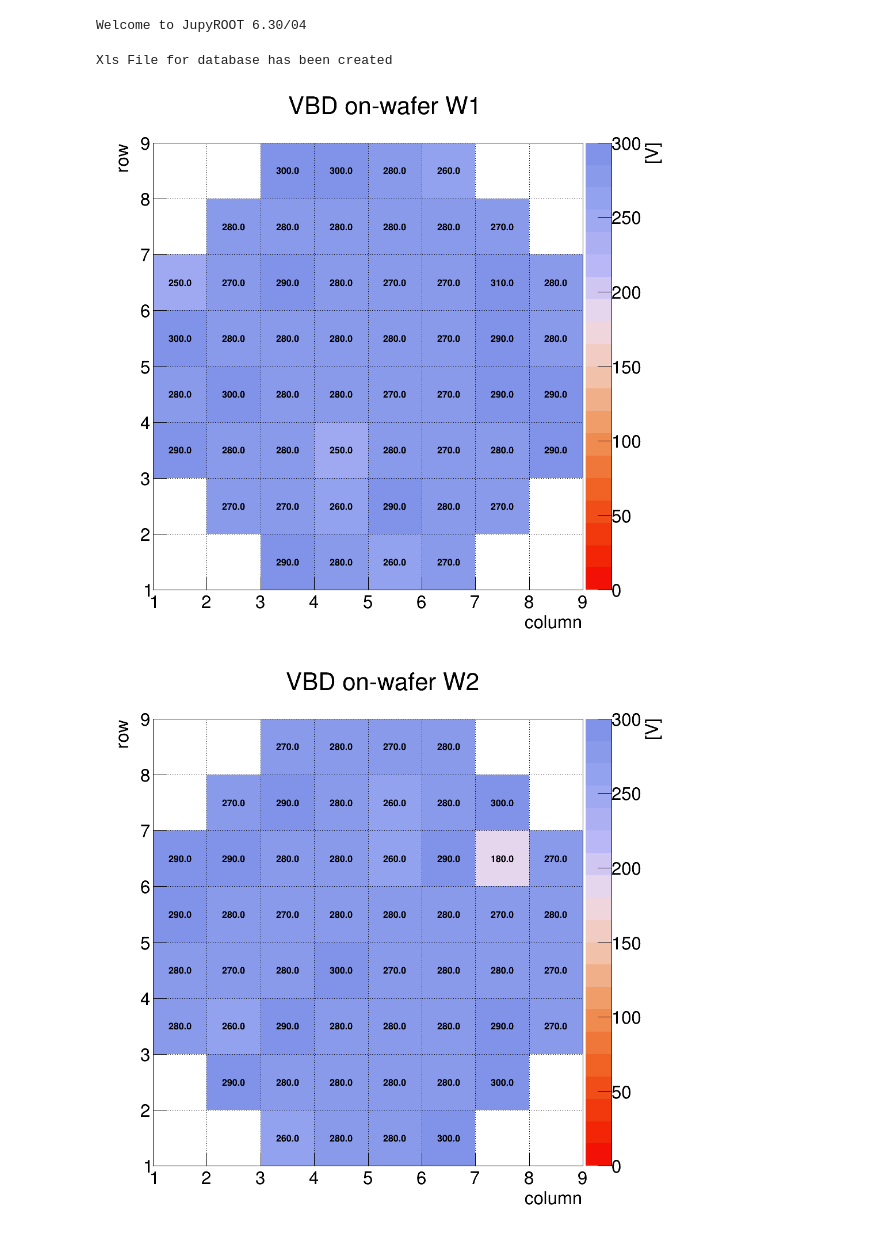
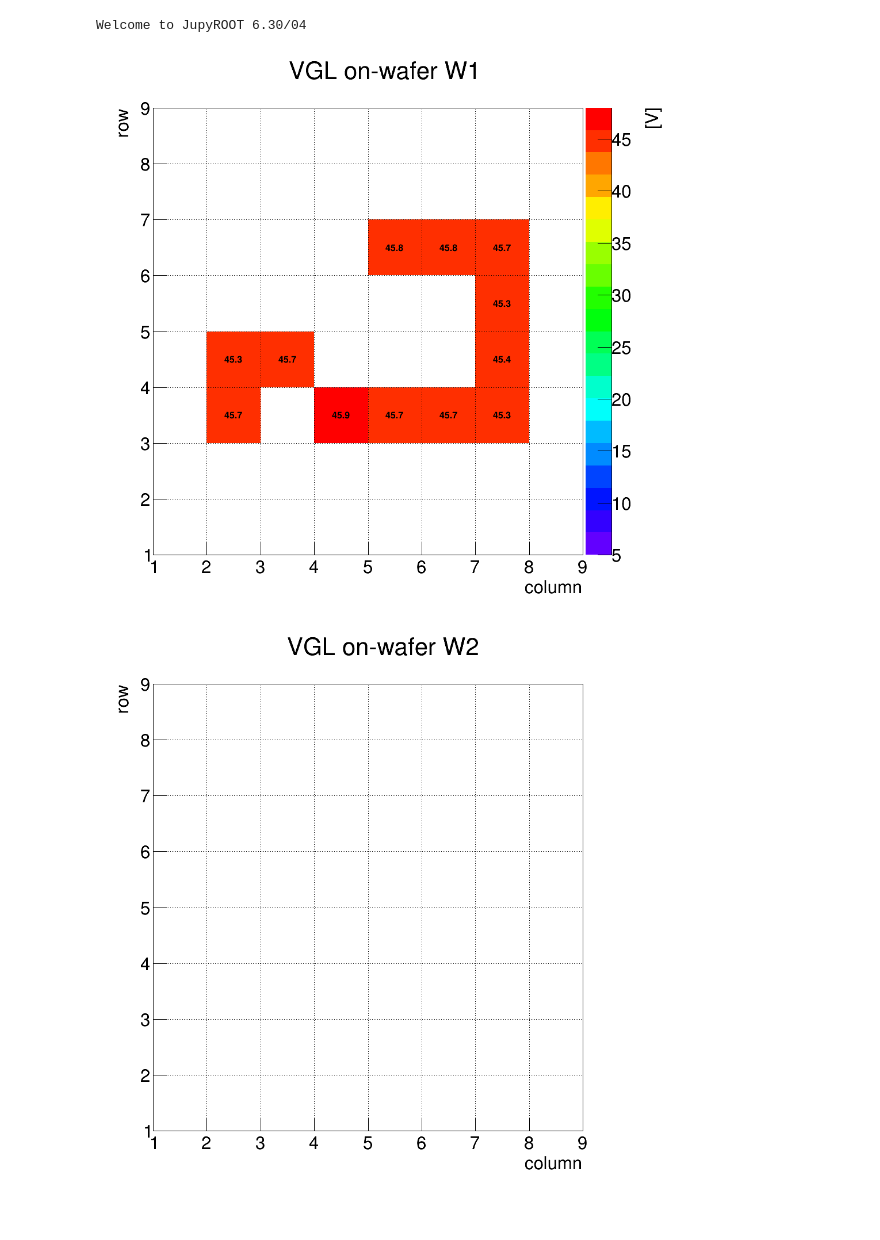
Before and after one commit to icosivi/Torino_ETL_QAQC, a Jupyter notebook: Test_Array_Vendor_CV.ipynb, the cells around one changed output. Saved outputs shown, nothing was run; the diff lists cells and outputs as text; code cells hidden in the pictures.

```diff
--- a/Test_Array_Vendor_CV.ipynb
+++ b/Test_Array_Vendor_CV.ipynb
@@ -49,13 +49,13 @@ dtz.astimezone(pytz.timezone("Europe/Rome"))
 
 invert_polarity=True
 
-file_qa = root.TFile.Open("../../root_files/UFSDLF_1x1_IVtree.root")
+file_qa = root.TFile.Open("../../root_files/UFSDLF_1x1_CVtree_ETL-site.root")
 tree_qa = file_qa.Get("Tree")
 
 low_GL_bias = 5.,5.,5.,5.,5.,5.,5.,5.,5.,5.,5.,5.,5.,5.,5.  #limite basso del fit (in voltaggio)
-high_GL_bias = 20.,20.,20.,20.,20.,20.,20.,20.,20.,20.,20.,20.,20.,20.,20.  #limite alto del fit (in voltaggio)
-low_bulk_bias = 22.,22.,22.,22.,22.,22.,22.,22.,22.,22.,22.,22.,22.,22.,22.  #limite basso del fit (in voltaggio)
-high_bulk_bias = 23.,23.,23.,23.,23.,23.,23.,23.,23.,23.,23.,23.,23.,23.,23.  #limite alto del fit (in voltaggio)
+high_GL_bias = 44.,44.,44.,44.,44.,44.,44.,44.,44.,20.,20.,20.,20.,20.,20.  #limite alto del fit (in voltaggio)
+low_bulk_bias = 45.,45.,45.,45.,45.,45.,45.,45.,45.,22.,22.,22.,22.,22.,22.  #limite basso del fit (in voltaggio)
+high_bulk_bias = 48.,48.,48.,48.,48.,48.,48.,48.,48.,23.,23.,23.,23.,23.,23.  #limite alto del fit (in voltaggio)
 k_high = 50.
 k_low = 10.
 
@@ -77,8 +77,7 @@ hbump_qa = []
 hcount_qa = []
 
 for i in range(n_wafer):
-    hVgl_qa.append( TH2F( "V_qa_W"+str(i+1), "VBD on-wafer W"+str(i+1), n_col,start_col,(start_col+n_col),n_row,start_row,(start_row+n_row) ) )
-    hbump_qa.append( TH2F( "bump_qa_W"+str(i+1), "Categories on-wafer W"+str(i+1), n_col,start_col,(start_col+n_col),n_row,start_row,(start_row+n_row)) )
+    hVgl_qa.append( TH2F( "Vgl_qa_W"+str(i+1), "VGL on-wafer W"+str(i+1), n_col,start_col,(start_col+n_col),n_row,start_row,(start_row+n_row) ) )
 
 dumb_counter = 0. # Total number of sensors/measurements in the root file
 non_empty_counter = 0. # Sensors with both I and V arrays having size !=0 (the sensor was in fact measured)
@@ -104,19 +103,22 @@ else:
  sensor_geom = "1x2 LGAD"
 
 side = "A" # The QC-TS has 2 sets of structures: one on the leftside of the array (side A), one on the rightside (side B)
+if(side == "A"):
+    side_file = 0
+else:
+    side_file = 1
+
 vendor = "FBK"
 production = "UFSD-LF"
 user = "fsiviero" # cern user of who's uploading the test
 location = "FBK" # where the test was performed
 
 if(write_json):
-    json_filename="Test_Array_Vendor_CV"
+    json_filename="Test_Array_Vendor_CV_"+side
 
-save_path = '/Users/icosivi/Desktop/plot_UFSDLF/1x1_LGAD/'
+save_path = '/Users/icosivi/Desktop/plot_UFSDLF/QC-TS/'
 
 xl_filename="UFSDLF_QC-TS_ETLdb"
 wb = pd.read_excel(save_path+xl_filename+'.xlsx')
-# %% [output]
-Xls File for database has been created
 # %%
 for event in tree_qa:
@@ -323,30 +346,30 @@ if(verbose):
 # %%
 cC = []
 
 for i in range(n_wafer):
  #if( i==0 ):
  if( i<9 ):
     cC.append(root.TCanvas("c_C_W"+str(i+1), "c VGL_W"+str(i+1), 1000,1000))
     hVgl_qa[i].GetZaxis().SetRangeUser( low_GL_bias[i], high_bulk_bias[i] )
     hVgl_qa[i].GetZaxis().SetTitle("[V]")
     hVgl_qa[i].GetXaxis().SetTitle("column")
     hVgl_qa[i].GetYaxis().SetTitle("row")
     hVgl_qa[i].SetMarkerSize(3.)
 
     root.gStyle.SetPaintTextFormat("1.1f")
     #cV.append(root.TCanvas("c_V_W"+str(i+1), "c VBD_W"+str(i+1), 1000,1000))
     cC[i].SetRightMargin(0.15)
     cC[i].cd()
     hVgl_qa[i].SetMarkerSize(0.9)
     hVgl_qa[i].Draw("textcolz")
     root.gPad.SetGrid(1,1)
     root.gPad.Update()
     cC[i].Update()
     hVgl_qa[i].GetXaxis().SetNdivisions(n_col)
     hVgl_qa[i].GetYaxis().SetNdivisions(n_row)
 
     if(save):
-      cV[i].SaveAs(save_path+"VGL_W"+str(i+1)+".png")
+      cC[i].SaveAs(save_path+"VGL_W"+str(i+1)+".png")
 # %% [output]
-[figure, old version]
+[figure, new version]
-[figure, old version]
+[figure, new version]
```
Also changed, not shown: parts of 2 cells of this notebook, 6 other files.
